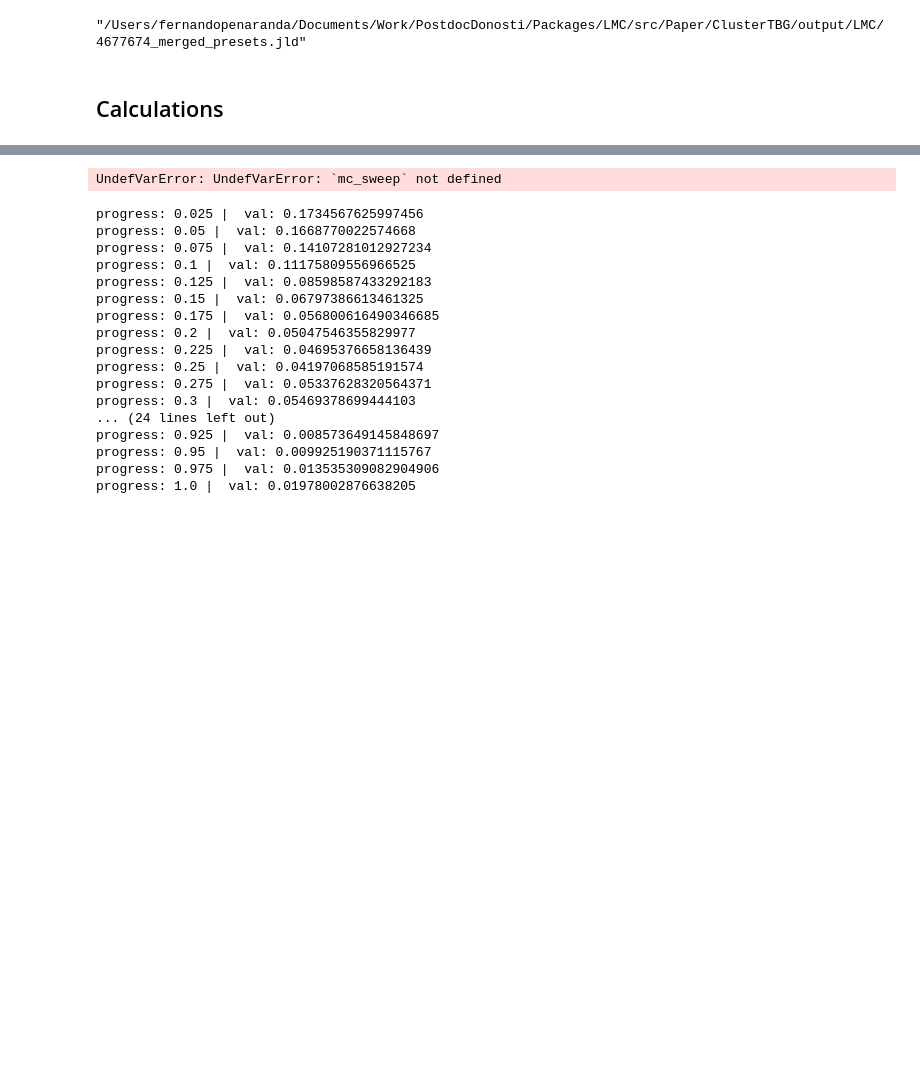
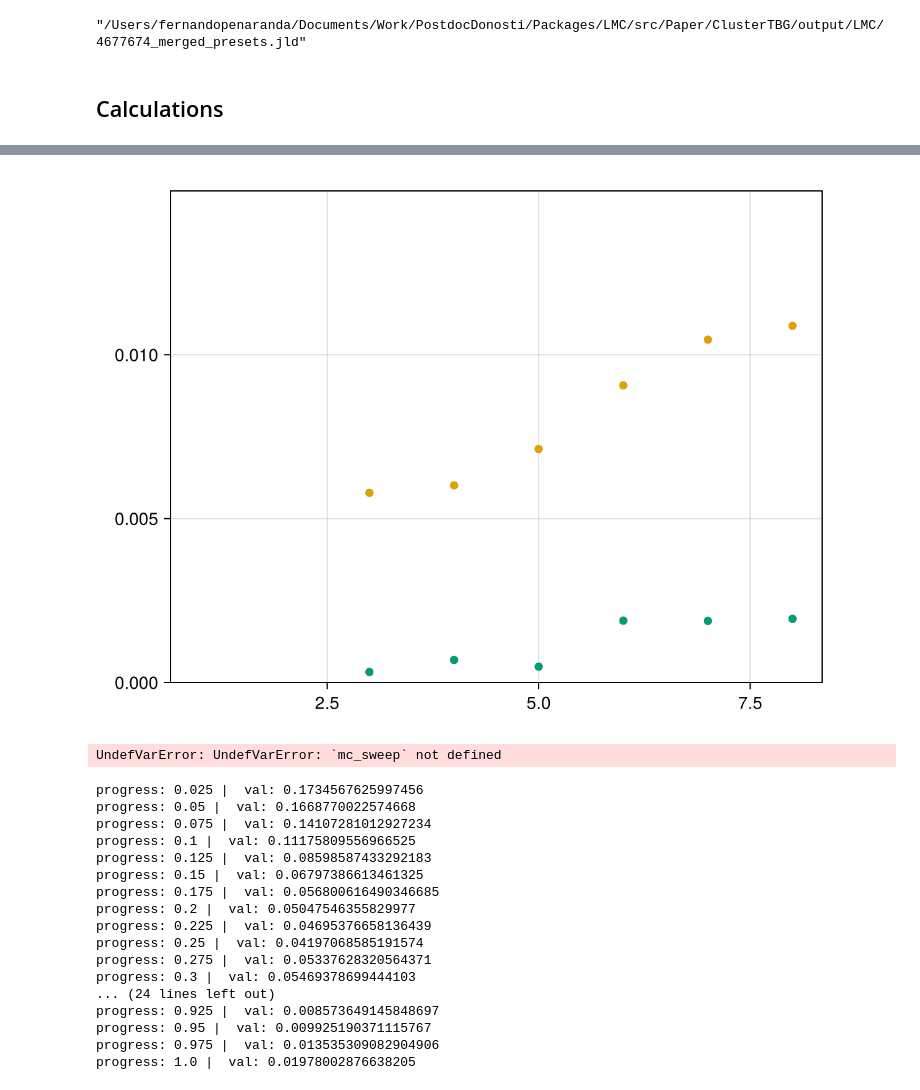
Before and after one commit to fernandopenaranda/LMC, a Jupyter notebook: src/Paper/Figure_TBG.ipynb, the cells around one changed output, grey strips where cells are left out. Saved outputs shown, nothing was run; the diff lists cells and outputs as text; code cells hidden in the pictures; blank space fills up the shorter version.

```diff
--- a/src/Paper/Figure_TBG.ipynb
+++ b/src/Paper/Figure_TBG.ipynb
@@ -90,5 +105,5 @@ vplmcpresetpath = "/Users/fernandopenaranda/Documents/Work/PostdocDonosti/Packag
 # %%
-T = 2
-νval = 2.6
+T = 100
+νval = 0.1
 it = argmin(abs.(s.ns .- νval))
 # %% [output]
@@ -95,0 +111,6 @@ it = argmin(abs.(s.ns .- νval))
+# %%
+# @time lmc_orb_sweep(folder, "qah", evals = 10, T = 0.5) .* 1000
+# evals = [10,100,500,1000, 2500,10000, 20000, 40000]
+evals = [10,100,1000]
+s = simportedvp
+vvp2 = [linear_magneto_conductivity_orbital(xxx_lmc_presets(ParamsHF(p, μ = s.mus[it]),  diagm(s.ofmats[it]), evals = e, T = 2)) *1e3 for e in evals]
@@ -95,0 +122,4 @@ it = argmin(abs.(s.ns .- νval))
+# %%
+
+s = simportedqah
+vqah2 = [linear_magneto_conductivity_orbital(xxx_lmc_presets(ParamsHF(p, μ = s.mus[it]),  diagm(s.ofmats[it]), evals = e, T = 2)) *1e3 for e in evals]
@@ -104,3 +144,12 @@ fig
+# %%
+fig2 = Figure()
+ax2 = Axis(fig2[1,1])
+scatter!(ax,  vvp2)
+scatter!(ax,  vqah2)
+ylims!(ax, [0,0.015])
+fig
+# %% [output]
+[figure, added]
 # %%
 ns, mcqah = mc_sweep(:x, :x, :x, pimported, simportedqah;
     T = 1, τ = 200, evals = 100, Ω_contr = true, omm_contr = true, fermi_surface = false)
```
Also changed, not shown: parts of 11 cells of this notebook, 6 other files.
